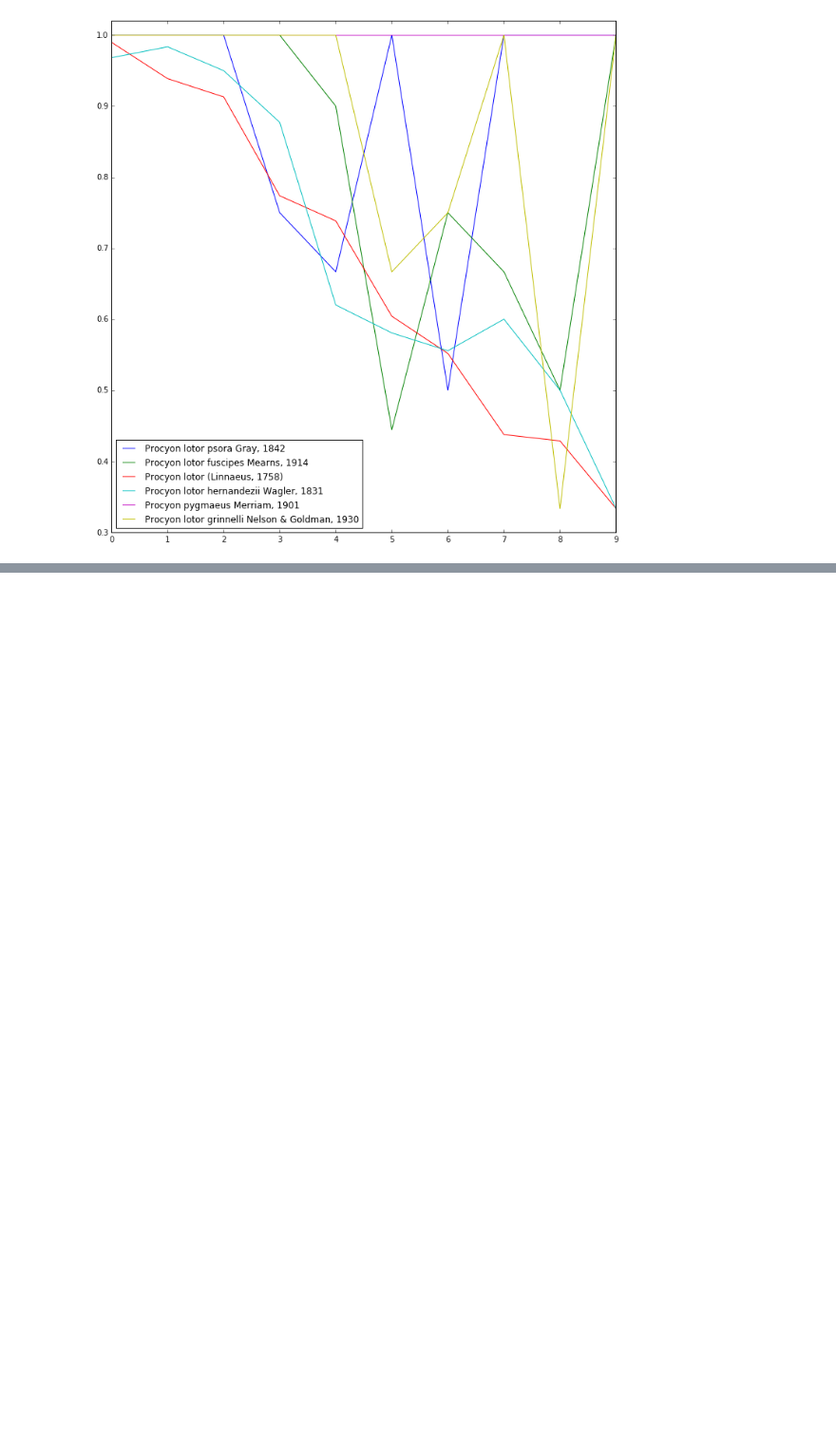
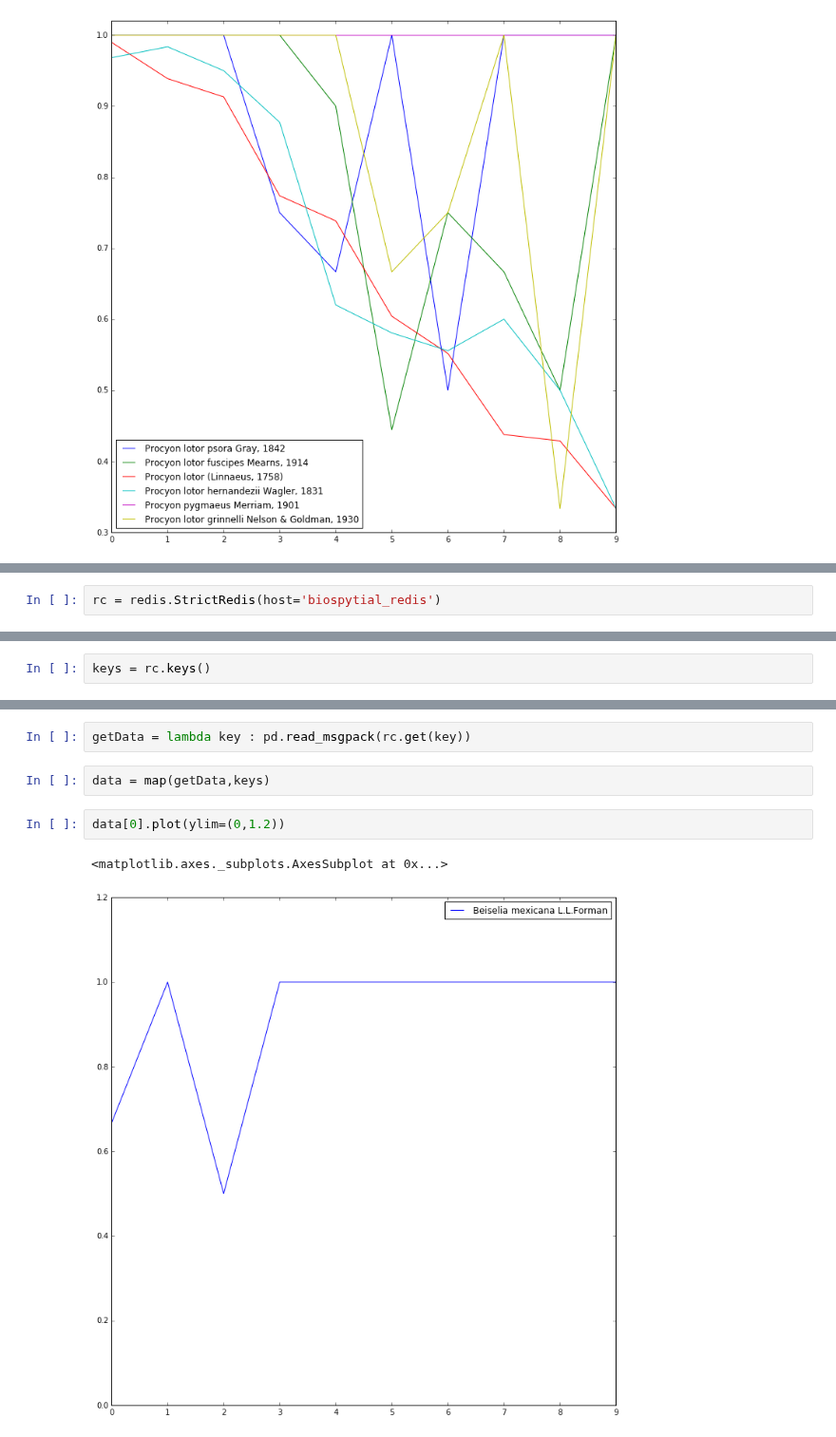
Before and after one commit to molgor/biospytial, a Jupyter notebook: ipython-notebooks/demos/Land Use Inegi 5.ipynb, the cells around one changed output, grey strips where cells are left out. Shown at 95% size. Drawn from its saved outputs; the diff is of its cells as text; blank space fills up the shorter version.

```diff
--- a/ipython-notebooks/demos/Land Use Inegi 5.ipynb
+++ b/ipython-notebooks/demos/Land Use Inegi 5.ipynb
@@ -208 +214,3 @@ procyon_data
+# %%
+rc = redis.StrictRedis(host='biospytial_redis')
 # %%
@@ -210,0 +218,2 @@ True
+# %%
+keys = rc.keys()
@@ -210,0 +230,9 @@ True
+# %%
+getData = lambda key : pd.read_msgpack(rc.get(key))
+# %%
+data = map(getData,keys)
+# %%
+data[0].plot(ylim=(0,1.2))
+# %% [output]
+<matplotlib.axes._subplots.AxesSubplot at 0x...>
+[figure, added]
```
Also changed, not shown: parts of 43 cells of this notebook, 12 other files.
